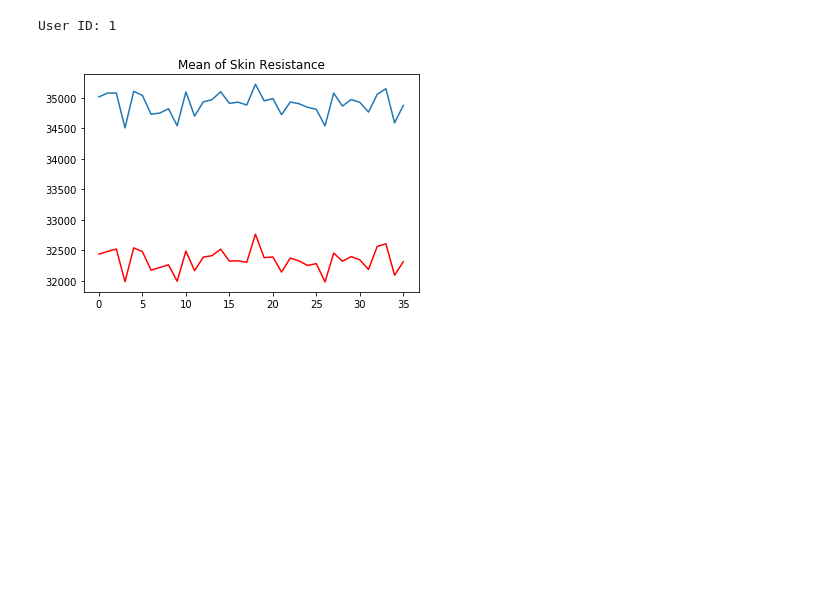
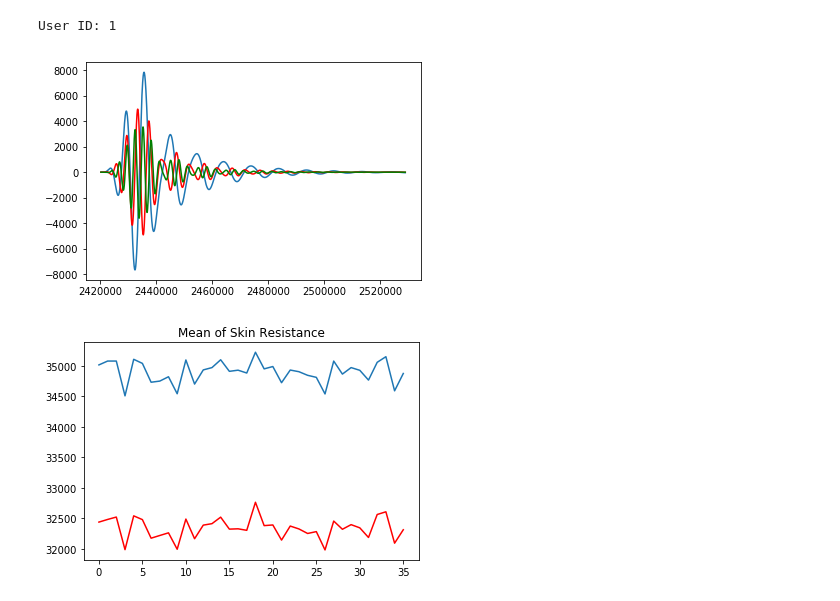
Before and after one commit to Didanny/EECE-499-Emotion-Recognition, a Jupyter notebook: Python Code/GSR_Features.ipynb, the cells around one changed output. Saved outputs shown, nothing was run; the diff lists cells and outputs as text; code cells hidden in the pictures; blank space fills up the shorter version.

Commit message:
Implement lowpass and bandpass filters

```diff
--- a/Python Code/GSR_Features.ipynb
+++ b/Python Code/GSR_Features.ipynb
@@ -17,3 +16,26 @@ hi_cut = 0.1
+# %%
+def butter_bandpass(lowcut, highcut, fs, order=6):
+    nyq = 0.5 * fs
+    low = lowcut / nyq
+    high = highcut / nyq
+    sos = butter(order, [low, high], analog=False, btype='band', output='sos')
+    return sos
+
+def butter_bandpass_filter(data, lowcut, highcut, fs, order=6):
+    sos = butter_bandpass(lowcut, highcut, fs, order=order)
+    y = sosfilt(sos, data)
+    return y
+
+def butter_lowpass(cutoff, fs, order=6):
+    nyq = 0.5 * fs
+    normal_cutoff = cutoff / nyq
+    b, a = butter(order, normal_cutoff, btype='low', analog=False)
+    return b, a
+
+def butter_lowpass_filter(data, cutoff, fs, order=6):
+    b, a = butter_lowpass(cutoff, fs, order=order)
+    y = lfilter(b, a, data)
+    return y
 # %%
 for user_id in range(1, 2):
     print('User ID: ' + str(user_id))
@@ -86,33 +108,45 @@ for user_id in range(1, 2):
             avg_minima_con.append(len(peaks) / len(resistance))
             #plt.plot(resistance)
             #plt.scatter(peaks, resistance[peaks], marker='x', color='red')
             #plt.show()
             #print(avg_minima_con)
 
+            # log power density of 4 subbands
+            subband_1 = butter_lowpass_filter(resistance, 0.1, sample_rate, order=6)
+            subband_2 = butter_bandpass_filter(resistance, 0.1, 0.2, sample_rate, order=6)
+            subband_3 = butter_bandpass_filter(resistance, 0.2, 0.3, sample_rate, order=6)
+            subband_4 = butter_bandpass_filter(resistance, 0.3, 0.4, sample_rate, order=6)
+
+            plt.plot(time_stamp, subband_2)
+            plt.plot(time_stamp, subband_3, color='red')
+            plt.plot(time_stamp, subband_4, color='green')
+            #plt.plot(time_stamp, subband_1, color='yellow')
+
             # standard deviation of skin conductance
             std_skin_conductance.append(np.std(conductance))
             #print(std_skin_conductance)
 
             # mean of first derivative of skin conductance
             first_derivatives = np.diff(conductance) / np.diff(time_stamp)
             mean_first_derivative_con.append(np.mean(first_derivatives))
             #print(mean_first_derivative_con)
 
             # mean of the absolute values of the first derivatives of skin conductance
             mean_abs_first_derivative_con.append(np.mean(np.absolute(first_derivatives)))
 
             # mean of the absolute values of the second derivative of skin conductance
             second_derivatives = np.diff(first_derivatives) / np.diff(time_stamp)[:-1]
             mean_abs_second_derivative_con.append(np.mean(np.absolute(second_derivatives)))
             #print(np.diff(time_stamp))
 
             # average number of local minima in skin resistance
             peaks, _ = find_peaks(conductance)
             avg_minima_con.append(len(peaks) / len(conductance))
 
             # zero crossing rate of
 # %% [output]
 User ID: 1
+[figure, added]
 # %%
 user_id = 2
 
```
Also changed, not shown: parts of 2 cells of this notebook.
